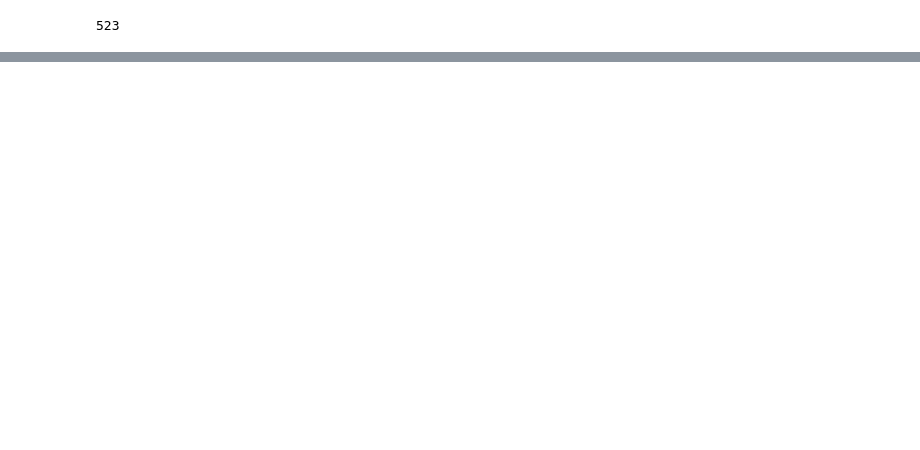
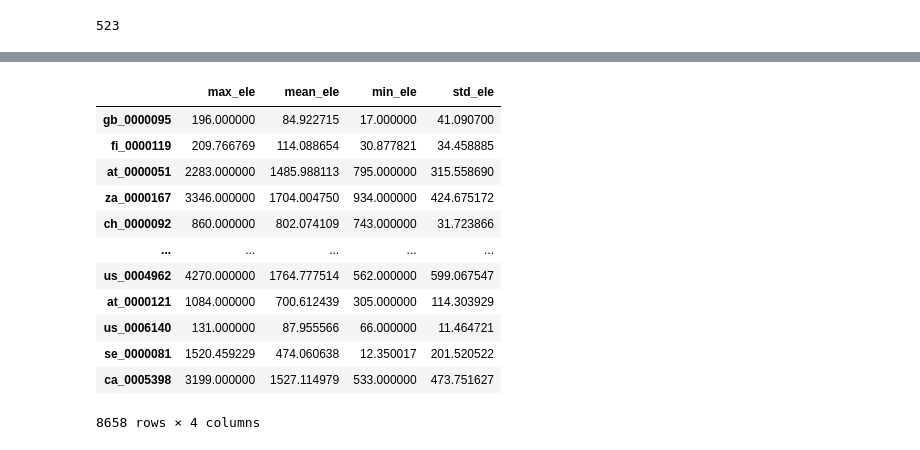
Before and after one commit to fvanoorschot/global_sr_module, a Jupyter notebook: run_script_earthengine.ipynb, the cells around one changed output, grey strips where cells are left out. Cells and saved outputs as stored; diff of their text form; code cells hidden in the pictures; blank space fills up the shorter version.

```diff
--- a/run_script_earthengine.ipynb
+++ b/run_script_earthengine.ipynb
@@ -132,0 +158,25 @@ run_function_parallel_elevation_zones(catch_list,work_dir_list)
+# %%
+#combine all files with elevation stats
+files = glob.glob(f"{work_dir}/output/elevation/stats_hydrosheds/ele*")
+li=[] #empty list
+for filename in files:
+    df = pd.read_csv(filename, index_col=0) #read file as dataframe
+    li.append(df) #append file to list
+f = pd.concat(li, axis=0) #concatenate lists
+f.to_csv(f'{work_dir}/output/elevation/all_catchment_elevation_stats_hydrosheds.csv')
+# %%
+f
+# %% [output]
+|  | max_ele | mean_ele | min_ele | std_ele |
+| gb_0000095 | 196.000000 | 84.922715 | 17.000000 | 41.090700 |
+| fi_0000119 | 209.766769 | 114.088654 | 30.877821 | 34.458885 |
+| at_0000051 | 2283.000000 | 1485.988113 | 795.000000 | 315.558690 |
+| za_0000167 | 3346.000000 | 1704.004750 | 934.000000 | 424.675172 |
+| ch_0000092 | 860.000000 | 802.074109 | 743.000000 | 31.723866 |
+| ... | ... | ... | ... | ... |
+| us_0004962 | 4270.000000 | 1764.777514 | 562.000000 | 599.067547 |
+| at_0000121 | 1084.000000 | 700.612439 | 305.000000 | 114.303929 |
+| us_0006140 | 131.000000 | 87.955566 | 66.000000 | 11.464721 |
+| se_0000081 | 1520.459229 | 474.060638 | 12.350017 | 201.520522 |
+| ca_0005398 | 3199.000000 | 1527.114979 | 533.000000 | 473.751627 |
+8658 rows × 4 columns
```
Also changed, not shown: parts of 12 cells of this notebook, 18 other files.
